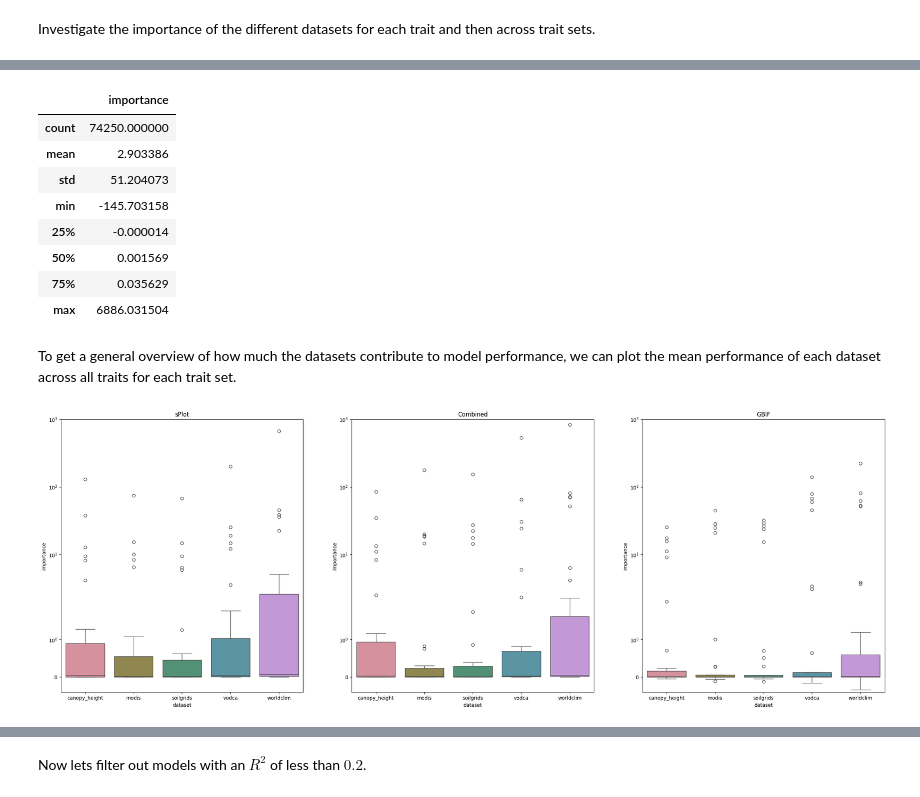
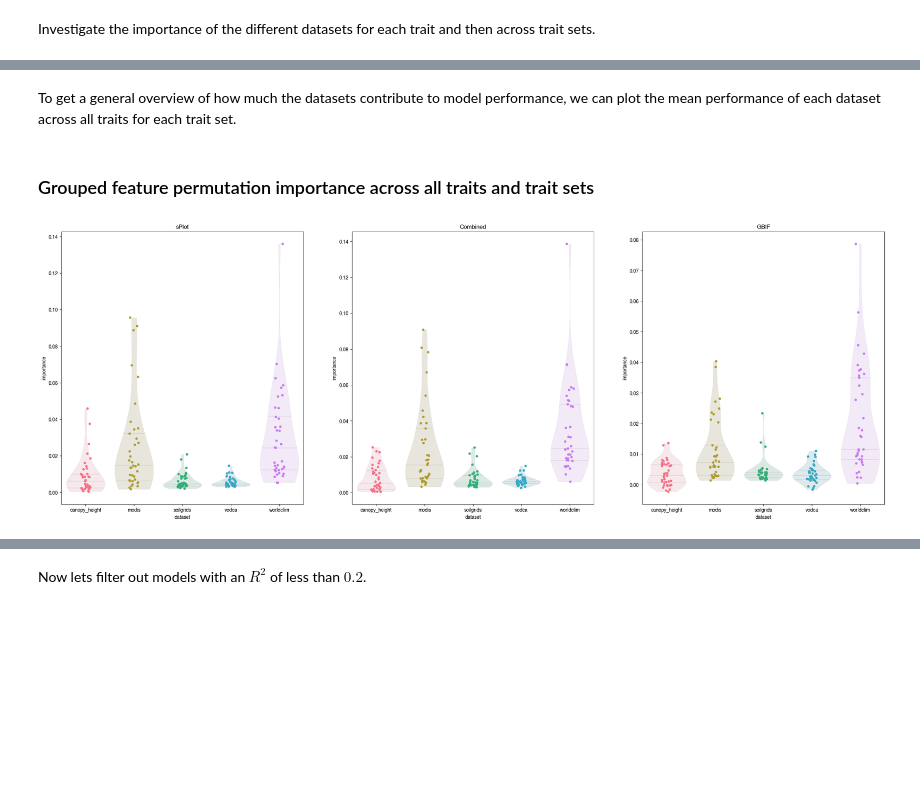
Before and after one commit to GeoSense-Freiburg/cit-sci-traits, a Jupyter notebook: notebooks/2-1_model_analysis/2-1-1_feature_importance.ipynb, the cells around one changed output, grey strips where cells are left out. Saved outputs shown, nothing was run; the diff lists cells and outputs as text; code cells hidden in the pictures; blank space fills up the shorter version.

Commit message:
add 1km filtering and violin plots

```diff
--- a/notebooks/2-1_model_analysis/2-1-1_feature_importance.ipynb
+++ b/notebooks/2-1_model_analysis/2-1-1_feature_importance.ipynb
@@ -18,10 +18,14 @@ cfg = get_config()
 Investigate the importance of the different datasets for each trait and then across trait sets.
 # %%
 # Load model performance results for later filtering of FI
-all_results = pd.read_parquet("results/all_results.parquet")
+all_results = pd.read_parquet("results/all_results.parquet").query(
+    "resolution.str.contains('km') and transform == 'power'"
+)
 
 # Load feature importance results across all models
-all_fi = pd.read_parquet("results/all_fi.parquet")
+all_fi = pd.read_parquet("results/all_fi.parquet").query(
+    "resolution.str.contains('km')"
+)
 all_fi
 # %% [output]
 |  | pft | resolution | trait_id | trait_set | automl | model_arch | run_id | feature | agg | importance | ... |
@@ -40,54 +44,61 @@ all_fi
-# %%
-all_fi.query("agg == 'mean'")[["importance"]].describe()
-# %% [output]
-|  | importance |
-| count | 74250.000000 |
-| mean | 2.903386 |
-| std | 51.204073 |
-| min | -145.703158 |
-| 25% | -0.000014 |
-| 50% | 0.001569 |
-| 75% | 0.035629 |
-| max | 6886.031504 |
 # %% [markdown]
 To get a general overview of how much the datasets contribute to model performance, we can plot the mean performance of each dataset across all traits for each trait set.
+# %% [markdown]
+### Grouped feature permutation importance across all traits and trait sets
 # %%
-data = all_fi.query("resolution == '001' and agg == 'mean'")[
+ft_data = all_fi.query("resolution == '1km' and agg == 'mean'")[
     ["trait_id", "dataset", "importance", "trait_set"]
-]
+].query("not dataset.str.contains('_full')")
 
 # Group by trait_id and then calculate the mean importance for each dataset
-data = data.groupby(["trait_id", "dataset", "trait_set"]).mean().reset_index()
+ft_data = ft_data.groupby(["trait_id", "dataset", "trait_set"]).max().reset_index()
 
 # log transform importance (first shift up into positive values)
 # data["importance"] = data.importance + (abs(data.importance.min()) + 1e-6)
 # data["importance"] = np.log(data.importance + (abs(data.importance.min()) + 1))
 trait_sets = ["splot", "splot_gbif", "gbif"]
 trait_set_names = ["sPlot", "Combined", "GBIF"]
 nrows = 1
 ncols = len(trait_sets)
 fig, axs = plt.subplots(nrows=nrows, ncols=ncols, figsize=(10 * ncols, 10 * nrows))
 for i, (trait_set, ax) in enumerate(zip(trait_sets, axs.flatten())):
-    ts_data = data.query(f"trait_set == '{trait_set}'")
+    ts_data = ft_data.query(f"trait_set == '{trait_set}'")
 
-    sns.boxplot(
+    sns.violinplot(
         data=ts_data,
         x="dataset",
         y="importance",
         ax=ax,
         hue="dataset",
         palette="husl",
         saturation=0.5,
         fill=True,
+        alpha=0.2,
+        inner="quartiles",
         # whis=(5, 95)
+        # log_scale=True
+        linewidth=0.2,
+        cut=0,
+    )
+
+    sns.stripplot(
+        data=ts_data,
+        x="dataset",
+        y="importance",
+        ax=ax,
+        hue="dataset",
+        palette="husl",
+        # saturation=0.5,
+        # dodge=True,
+        # alpha=0.3
         # log_scale=True
     )
 
-    ax.set_yscale("symlog")
+    # ax.set_yscale("symlog")
     ax.set_title(trait_set_names[i])
 
 # Set all y scales to the same range
-for ax in axs.flatten():
-    ax.set_ylim(-0.4, 1e3)
+# for ax in axs.flatten():
+#     ax.set_ylim(-0.4, 1e3)
 # %% [output]
-[figure, old version]
+[figure, new version]
```
Also changed, not shown: parts of 12 cells of this notebook.
